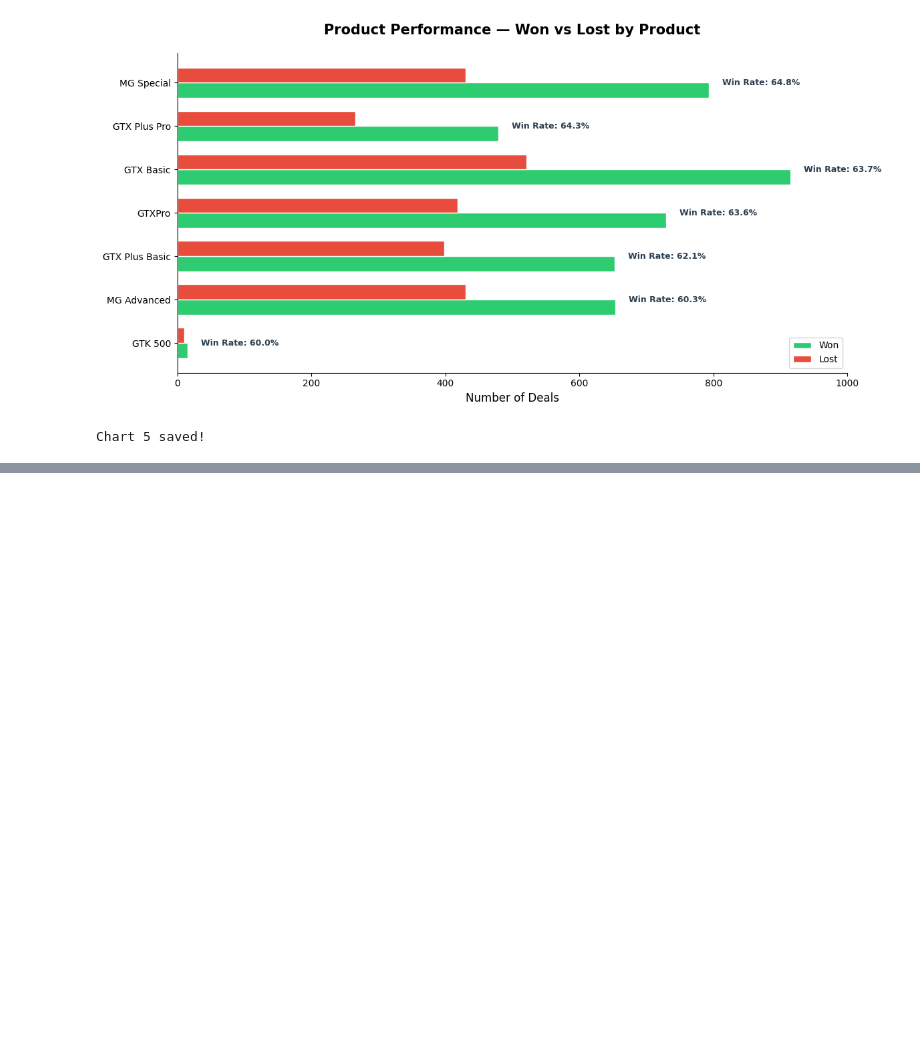
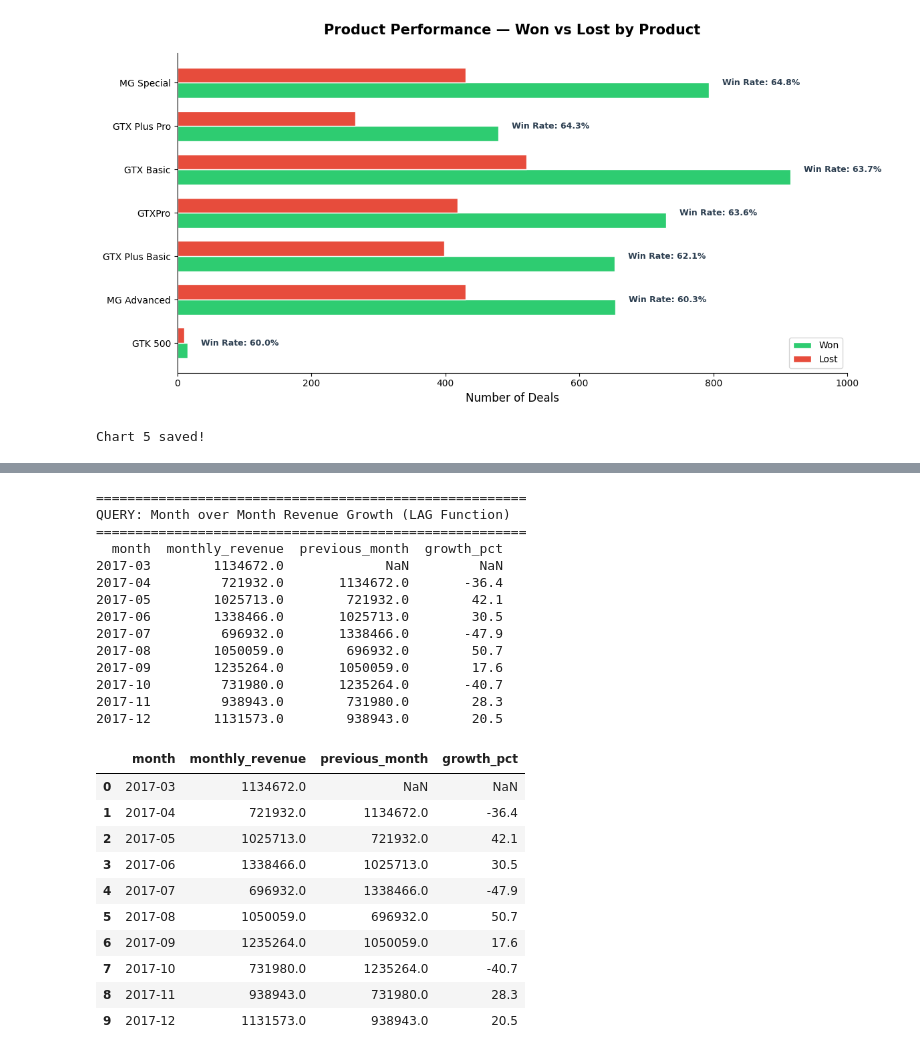
Before and after one commit to PrachiGidde/sales-funnel-revenue-leakage, a Jupyter notebook: Sales_Funnel_Revenue_Leakage_Analysis.ipynb, the cells around one changed output, grey strips where cells are left out. Saved outputs shown, nothing was run; the diff lists cells and outputs as text; code cells hidden in the pictures; blank space fills up the shorter version.

Commit message:
Day 5: Added SQL analysis — basic and advanced queries

```diff
--- a/Sales_Funnel_Revenue_Leakage_Analysis.ipynb
+++ b/Sales_Funnel_Revenue_Leakage_Analysis.ipynb
@@ -676,0 +1065,54 @@ Chart 5 saved!
+# %%
+# ── ADVANCED QUERY 5 — LAG: Month over Month Growth ────
+run_query(
+    "Month over Month Revenue Growth (LAG Function)",
+    """
+    SELECT
+        month,
+        monthly_revenue,
+        LAG(monthly_revenue) OVER (
+            ORDER BY month
+        ) AS previous_month,
+        ROUND((monthly_revenue - LAG(monthly_revenue)
+               OVER (ORDER BY month)) * 100.0 /
+               LAG(monthly_revenue) OVER (
+                   ORDER BY month
+               ), 1) AS growth_pct
+    FROM (
+        SELECT
+            STRFTIME('%Y-%m', close_date) AS month,
+            SUM(close_value) AS monthly_revenue
+        FROM sales_pipeline
+        WHERE deal_stage = 'Won'
+        AND close_date IS NOT NULL
+        GROUP BY month
+    )
+    ORDER BY month
+    """
+)
+# %% [output]
+=======================================================
+QUERY: Month over Month Revenue Growth (LAG Function)
+=======================================================
+  month  monthly_revenue  previous_month  growth_pct
+2017-03        1134672.0             NaN         NaN
+2017-04         721932.0       1134672.0       -36.4
+2017-05        1025713.0        721932.0        42.1
+2017-06        1338466.0       1025713.0        30.5
+2017-07         696932.0       1338466.0       -47.9
+2017-08        1050059.0        696932.0        50.7
+2017-09        1235264.0       1050059.0        17.6
+2017-10         731980.0       1235264.0       -40.7
+2017-11         938943.0        731980.0        28.3
+2017-12        1131573.0        938943.0        20.5
+|  | month | monthly_revenue | previous_month | growth_pct |
+| 0 | 2017-03 | 1134672.0 | NaN | NaN |
+| 1 | 2017-04 | 721932.0 | 1134672.0 | -36.4 |
+| 2 | 2017-05 | 1025713.0 | 721932.0 | 42.1 |
+| 3 | 2017-06 | 1338466.0 | 1025713.0 | 30.5 |
+| 4 | 2017-07 | 696932.0 | 1338466.0 | -47.9 |
+| 5 | 2017-08 | 1050059.0 | 696932.0 | 50.7 |
+| 6 | 2017-09 | 1235264.0 | 1050059.0 | 17.6 |
+| 7 | 2017-10 | 731980.0 | 1235264.0 | -40.7 |
+| 8 | 2017-11 | 938943.0 | 731980.0 | 28.3 |
+| 9 | 2017-12 | 1131573.0 | 938943.0 | 20.5 |
```
Also changed, not shown: parts of 10 cells of this notebook, 1 other file.
